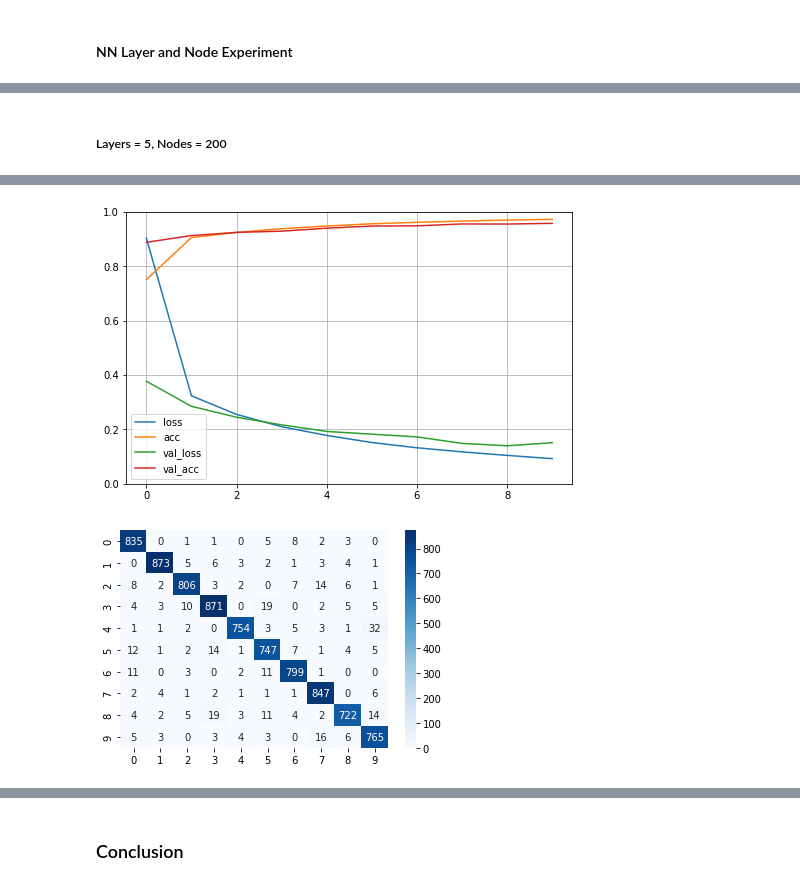
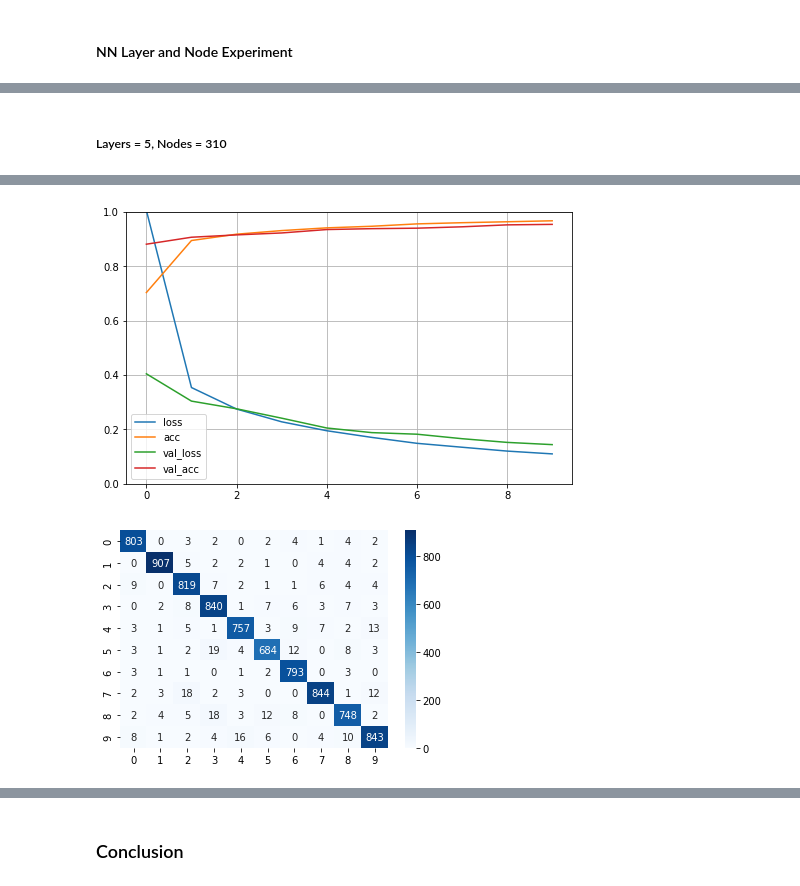
Before and after one commit to erinmcmahon26/MNIST-Digit-Recognizer, a Jupyter notebook: Digit_Recognizer_NN.ipynb, the cells around one changed output, grey strips where cells are left out. Drawn from its saved outputs; the diff is of its cells as text; code cells hidden in the pictures.

```diff
--- a/Digit_Recognizer_NN.ipynb
+++ b/Digit_Recognizer_NN.ipynb
@@ -295,11 +289,11 @@ cm_matrix(model_b, x_valid, y_valid)
 # %% [markdown]
-##### Layers = 5, Nodes = 200
+##### Layers = 5, Nodes = 310
 # %%
 model_c = Sequential([keras.layers.Flatten(input_shape=[28,28]),
-                    keras.layers.Dense(200, activation='relu'),
-                    keras.layers.Dense(150, activation='relu'),
-                    keras.layers.Dense(100, activation='relu'),
-                    keras.layers.Dense(50, activation='relu'),
+                    keras.layers.Dense(110, activation='relu'),
+                    keras.layers.Dense(90, activation='relu'),
+                    keras.layers.Dense(60, activation='relu'),
+                    keras.layers.Dense(30, activation='relu'),
                     keras.layers.Dense(10, activation='softmax')])
 histroy_c, metrics_c = model_metrics(model_c, x_train, y_train)
 # %% [output]
@@ -326,6 +320,6 @@ Epoch 10/10
-[figure, old version]
+[figure, new version]
 # %%
 cm_matrix(model_c, x_valid, y_valid)
 # %% [output]
-[figure, old version]
+[figure, new version]
 # %% [markdown]
```
Also changed, not shown: parts of 21 cells of this notebook.
